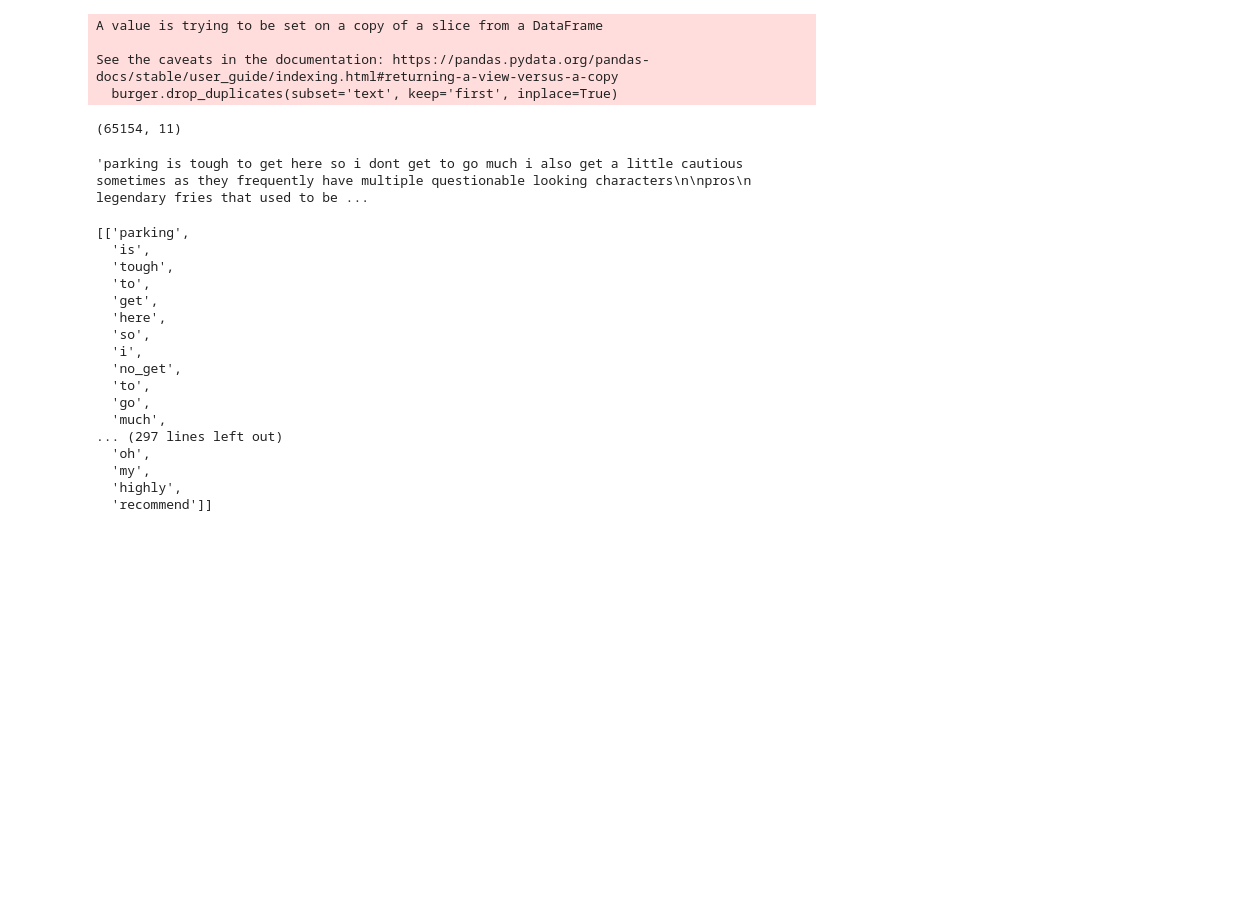
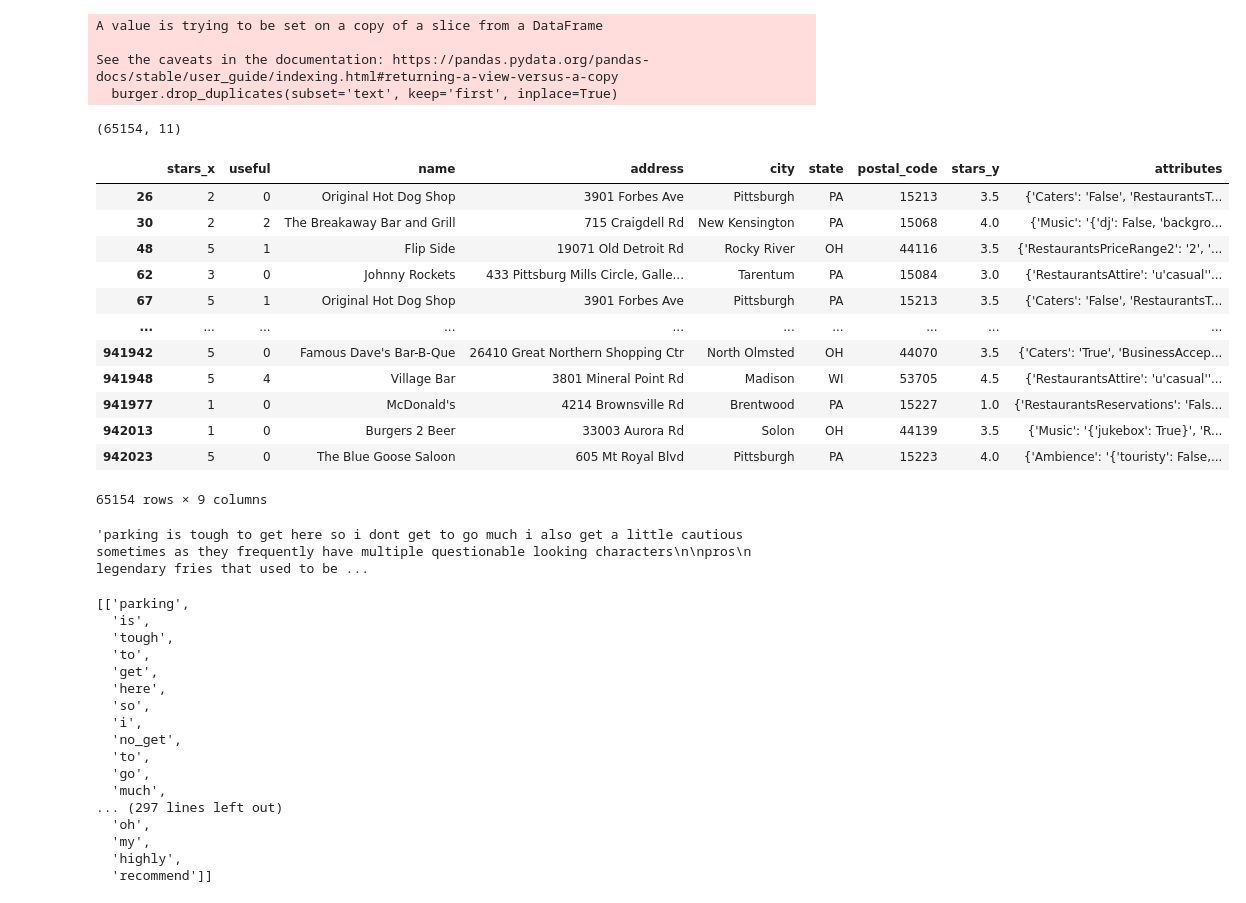
Before and after one commit to Jiawei98/Stat628-Module3, a Jupyter notebook: code/data_cleaning/read_data.ipynb, the cells around one changed output. Cells and saved outputs as stored; diff of their text form; code cells hidden in the pictures; blank space fills up the shorter version.

```diff
--- a/code/data_cleaning/read_data.ipynb
+++ b/code/data_cleaning/read_data.ipynb
@@ -43,10 +43,24 @@ See the caveats in the documentation: https://pandas.pydata.org/pandas-docs/stab
 (65154, 11)
 # %%
 import csv
-review_org = burger["text"]
-burger_noreview = burger.drop(columns="text")
-review_org.to_csv("review_org.csv")
-burger_noreview.to_csv("burger_noreview.csv")
+burger_noreview = burger.iloc[:,0:10].drop(columns="text")
+burger_noreview.to_csv("burger_noreview.csv", index=False)
+# %%
+burger_noreview
+# %% [output]
+|  | stars_x | useful | name | address | city | state | postal_code | stars_y | attributes |
+| 26 | 2 | 0 | Original Hot Dog Shop | 3901 Forbes Ave | Pittsburgh | PA | 15213 | 3.5 | {'Caters': 'False', 'RestaurantsT... |
+| 30 | 2 | 2 | The Breakaway Bar and Grill | 715 Craigdell Rd | New Kensington | PA | 15068 | 4.0 | {'Music': '{'dj': False, 'backgro... |
+| 48 | 5 | 1 | Flip Side | 19071 Old Detroit Rd | Rocky River | OH | 44116 | 3.5 | {'RestaurantsPriceRange2': '2', '... |
+| 62 | 3 | 0 | Johnny Rockets | 433 Pittsburg Mills Circle, Galle... | Tarentum | PA | 15084 | 3.0 | {'RestaurantsAttire': 'u'casual''... |
+| 67 | 5 | 1 | Original Hot Dog Shop | 3901 Forbes Ave | Pittsburgh | PA | 15213 | 3.5 | {'Caters': 'False', 'RestaurantsT... |
+| ... | ... | ... | ... | ... | ... | ... | ... | ... | ... |
+| 941942 | 5 | 0 | Famous Dave's Bar-B-Que | 26410 Great Northern Shopping Ctr | North Olmsted | OH | 44070 | 3.5 | {'Caters': 'True', 'BusinessAccep... |
+| 941948 | 5 | 4 | Village Bar | 3801 Mineral Point Rd | Madison | WI | 53705 | 4.5 | {'RestaurantsAttire': 'u'casual''... |
+| 941977 | 1 | 0 | McDonald's | 4214 Brownsville Rd | Brentwood | PA | 15227 | 1.0 | {'RestaurantsReservations': 'Fals... |
+| 942013 | 1 | 0 | Burgers 2 Beer | 33003 Aurora Rd | Solon | OH | 44139 | 3.5 | {'Music': '{'jukebox': True}', 'R... |
+| 942023 | 5 | 0 | The Blue Goose Saloon | 605 Mt Royal Blvd | Pittsburgh | PA | 15223 | 4.0 | {'Ambience': '{'touristy': False,... |
+65154 rows × 9 columns
 # %%
 #remove punctuation
 #lower
```
